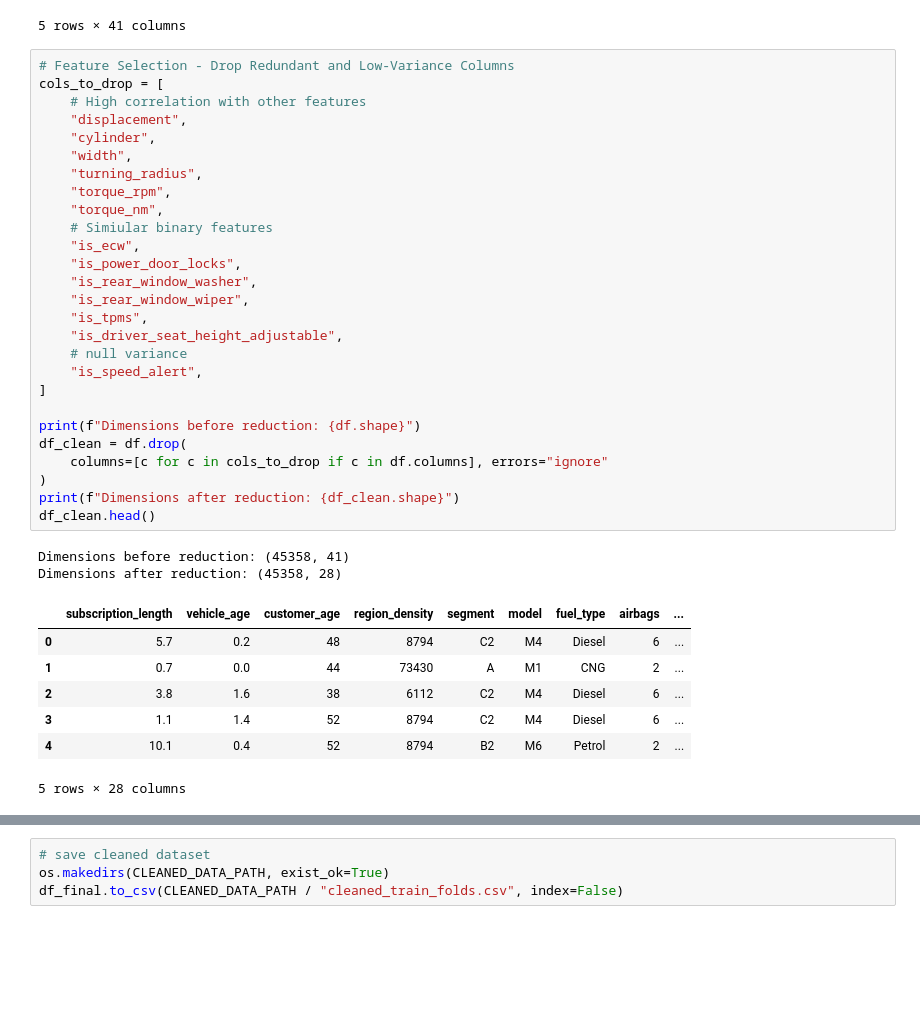
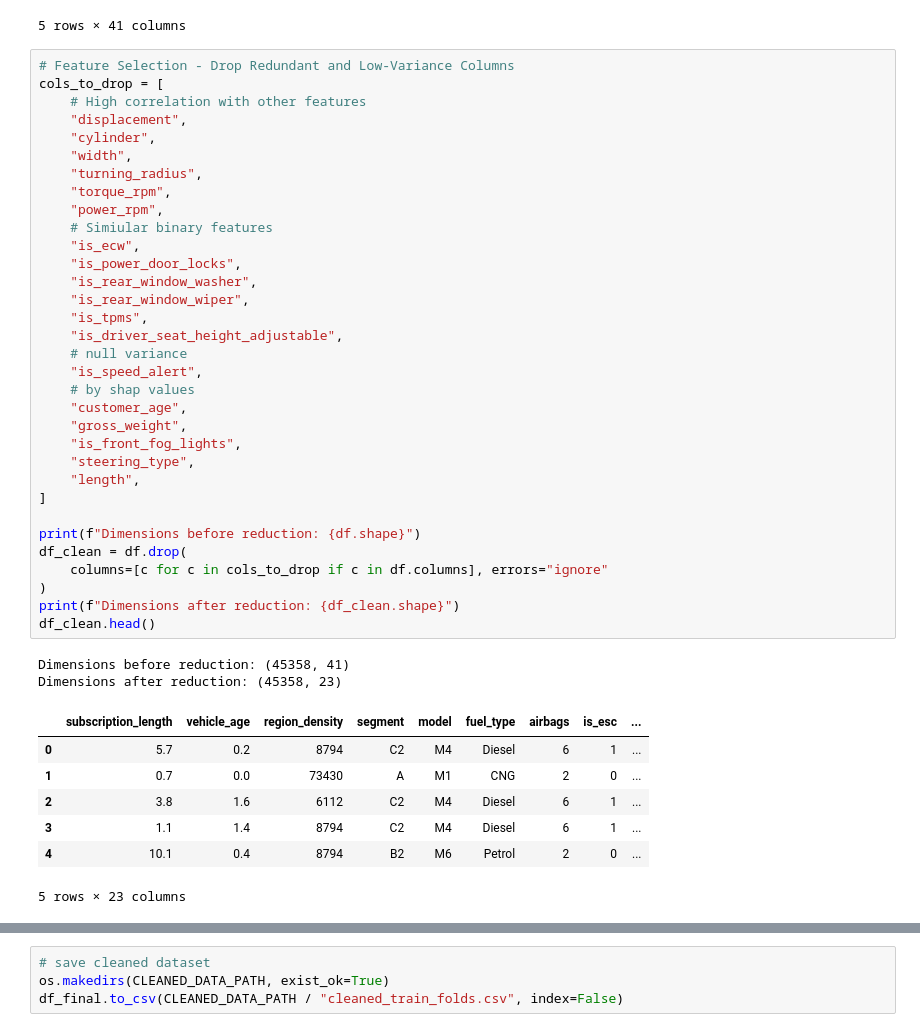
Before and after one commit to juanbaezl/Car-Insurance-Claim, a Jupyter notebook: notebooks/003_data_preparation.ipynb, the cells around one changed output, grey strips where cells are left out. Cells and saved outputs as stored; diff of their text form; blank space fills up the shorter version.

```diff
--- a/notebooks/003_data_preparation.ipynb
+++ b/notebooks/003_data_preparation.ipynb
@@ -52,40 +52,46 @@ Dataset loaded successfully. Dimensions: (45358, 41)
 # %%
 # Feature Selection - Drop Redundant and Low-Variance Columns
 cols_to_drop = [
     # High correlation with other features
     "displacement",
     "cylinder",
     "width",
     "turning_radius",
     "torque_rpm",
-    "torque_nm",
+    "power_rpm",
     # Simiular binary features
     "is_ecw",
     "is_power_door_locks",
     "is_rear_window_washer",
     "is_rear_window_wiper",
     "is_tpms",
     "is_driver_seat_height_adjustable",
     # null variance
     "is_speed_alert",
+    # by shap values
+    "customer_age",
+    "gross_weight",
+    "is_front_fog_lights",
+    "steering_type",
+    "length",
 ]
 
 print(f"Dimensions before reduction: {df.shape}")
 df_clean = df.drop(
     columns=[c for c in cols_to_drop if c in df.columns], errors="ignore"
 )
 print(f"Dimensions after reduction: {df_clean.shape}")
 df_clean.head()
 # %% [output]
 Dimensions before reduction: (45358, 41)
-Dimensions after reduction: (45358, 28)
+Dimensions after reduction: (45358, 23)
-|  | subscription_length | vehicle_age | customer_age | region_density | segment | model | fuel_type | airbags | ... |
-| 0 | 5.7 | 0.2 | 48 | 8794 | C2 | M4 | Diesel | 6 | ... |
-| 1 | 0.7 | 0.0 | 44 | 73430 | A | M1 | CNG | 2 | ... |
-| 2 | 3.8 | 1.6 | 38 | 6112 | C2 | M4 | Diesel | 6 | ... |
-| 3 | 1.1 | 1.4 | 52 | 8794 | C2 | M4 | Diesel | 6 | ... |
-| 4 | 10.1 | 0.4 | 52 | 8794 | B2 | M6 | Petrol | 2 | ... |
+|  | subscription_length | vehicle_age | region_density | segment | model | fuel_type | airbags | is_esc | ... |
+| 0 | 5.7 | 0.2 | 8794 | C2 | M4 | Diesel | 6 | 1 | ... |
+| 1 | 0.7 | 0.0 | 73430 | A | M1 | CNG | 2 | 0 | ... |
+| 2 | 3.8 | 1.6 | 6112 | C2 | M4 | Diesel | 6 | 1 | ... |
+| 3 | 1.1 | 1.4 | 8794 | C2 | M4 | Diesel | 6 | 1 | ... |
+| 4 | 10.1 | 0.4 | 8794 | B2 | M6 | Petrol | 2 | 0 | ... |
-5 rows × 28 columns
+5 rows × 23 columns
 # %%
 # Standar scale numerical features
 
```
Also changed, not shown: parts of 7 cells of this notebook, 7 other files.
